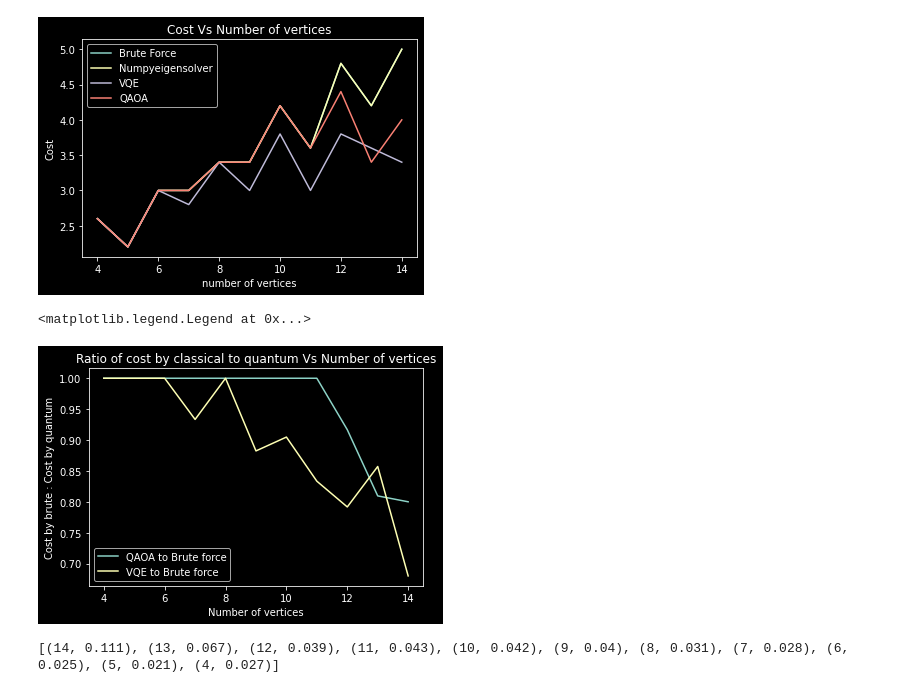
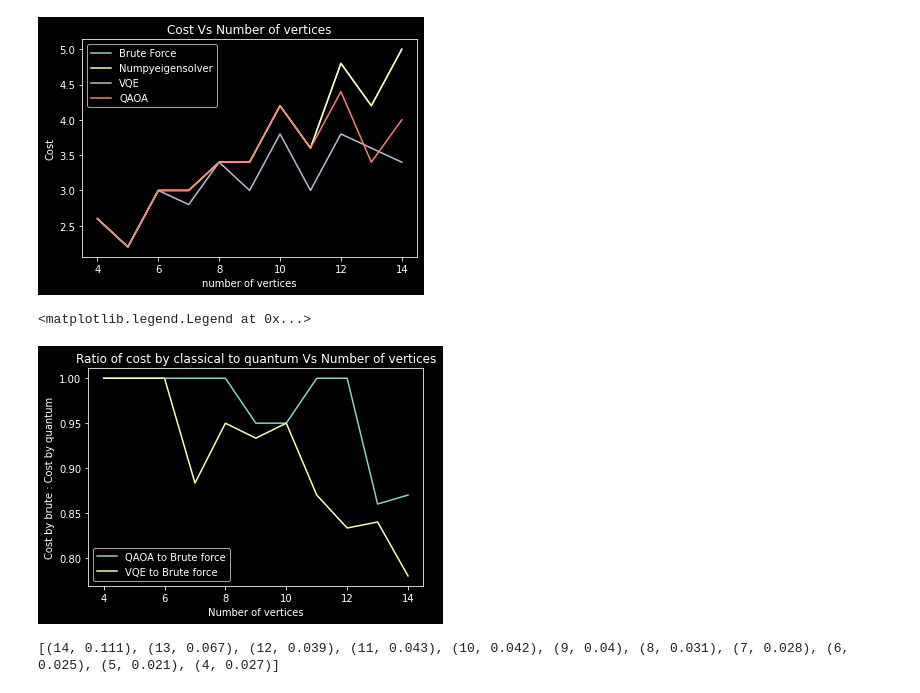
Before and after one commit to chit38/Benchmarking-Quantum-Algorithms-for-Combinatorial-Optimization-Problems, a Jupyter notebook: Independant_set_of_points.ipynb, the cells around one changed output. Drawn from its saved outputs; the diff is of its cells as text; code cells hidden in the pictures.

```diff
--- a/Independant_set_of_points.ipynb
+++ b/Independant_set_of_points.ipynb
@@ -13,7 +13,8 @@ from qiskit.aqua import QuantumInstance
 # %%
 from qiskit import IBMQ
 provider = IBMQ.load_account()
-backend = provider.get_backend('ibmq_qasm_simulator')
+#backend = provider.get_backend('ibmq_qasm_simulator')
+backend = Aer.get_backend('qasm_simulator')
 # %%
 ############# Creating edge matrix #############
 
@@ -126,12 +124,15 @@ def using_grover(n,qubo):
 def main_function(n1,n2):
     cost_vs_n = list()
     time_vs_n = list()
+    ratio_vs_n = list()
     cost_brute = list()
     cost_numpy = list()
     cost_qaoa = list()
     cost_vqe = list()
     time_brute = list()
     time_numpy = list()
+    ratio_qaoa = list()
+    ratio_vqe = list()
     print( "n & brute_force & Numpysolver & QAOA & VQE")
     for i in range(n1,n2):
         for j in range(5):
@@ -153,13 +154,18 @@ def main_function(n1,n2):
 
             cost_vqe.append(using_vqe(qubo))
 
+            ratio_qaoa.append(cost_qaoa[j]/cost_brute[j])
+            ratio_vqe.append(cost_vqe[j]/cost_brute[j])
+
         (n, cb, cn, cq, cv) = (i, sum(cost_brute)/5.0, sum(cost_numpy)/5.0, sum(cost_qaoa)/5.0, sum(cost_vqe)/5.0)
         (n, tb, tn) = (i, sum(time_brute)/5.0, sum(time_numpy)/5.0)
+        (n, rq, rv) = (i, sum(ratio_qaoa)/5.0, sum(ratio_vqe)/5.0)
 
-        print(n,'&', cb, '&', tb, '&', cn, '&', tn, '&', cq, '&', '&', cv, '&')
+        print(n,'&', cb, '&', tb, '&', cn, '&', tn, '&', cq, '&', '&', cv, '&', rq, rv)
 
         cost_vs_n.append((n, cb, cn, cq, cv))
         time_vs_n.append((n, tb, tn))
+        ratio_vs_n.append((n, rq, rv))
 
         cost_brute.clear()
         cost_numpy.clear()
@@ -167,8 +173,10 @@ def main_function(n1,n2):
         cost_vqe.clear()
         time_brute.clear()
         time_numpy.clear()
+        ratio_qaoa.clear()
+        ratio_vqe.clear()
 
-    return cost_vs_n, time_vs_n
+    return cost_vs_n, time_vs_n, ratio_vs_n
 # %%
 cost_vs_n, time_vs_n = main_function(4, 15)
 # %% [output]
@@ -198,20 +206,22 @@ plt.legend()
 # %% [output]
 <matplotlib.legend.Legend at 0x...>
 [figure]
+# %%
+ratio_vs_n = list([ (4, 1.0 ,1.0), (5, 1.0, 1.0), (6, 1.0, 1.0), (7, 1.0, 0.883333), (8, 1.0, 0.95), (9, 0.95, 0.933333), (10, 0.95, 0.95),(11, 1.0, 0.869999), (12, 1.0, 0.833333), (13, 0.86, 0.84), (14, 0.869999, 0.78) ])
 # %%
 ratio = list()
 for i in range(4,15):
     ratio.append((i, cost_vs_n[i-4][3]/cost_vs_n[i-4][1], cost_vs_n[i-4][4]/cost_vs_n[i-4][1]))
 plt.title("Ratio of cost by classical to quantum Vs Number of vertices")
 plt.ylabel("Cost by brute : Cost by quantum")
 plt.xlabel("Number of vertices")
-n, rq, rv = zip(*ratio)
+n, rq, rv = zip(*ratio_vs_n)
 plt.plot(n, rq, label = 'QAOA to Brute force')
 plt.plot(n, rv, label = 'VQE to Brute force')
 plt.legend()
 # %% [output]
 <matplotlib.legend.Legend at 0x...>
-[figure, old version]
+[figure, new version]
 # %%
 time_vs_n = list([(4, 0.0006585121154785156, 0.048387765884399414),
  (5, 0.001963186264038086, 0.04445958137512207),
```
Also changed, not shown: parts of 2 cells of this notebook, 1 other file.
